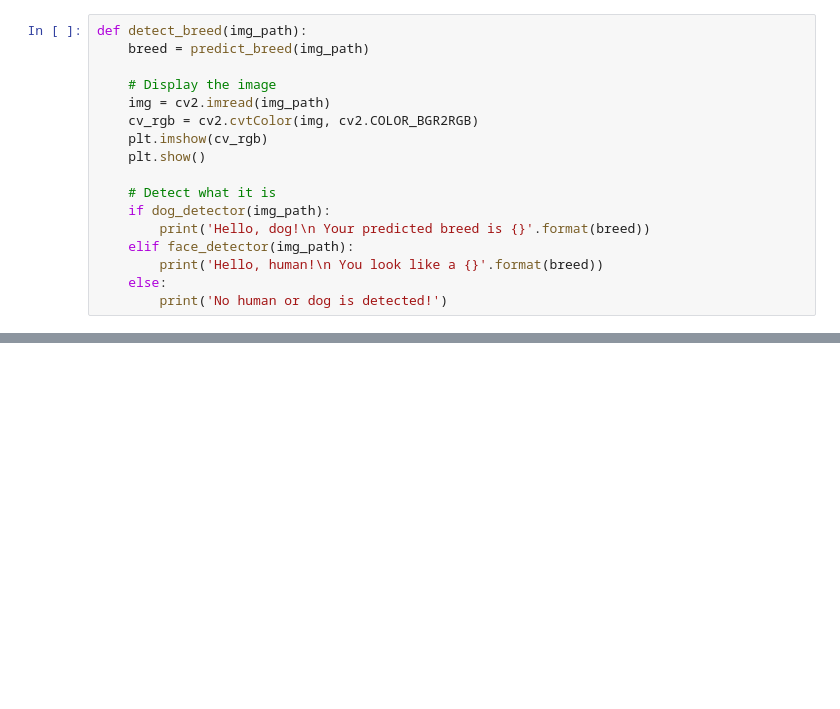
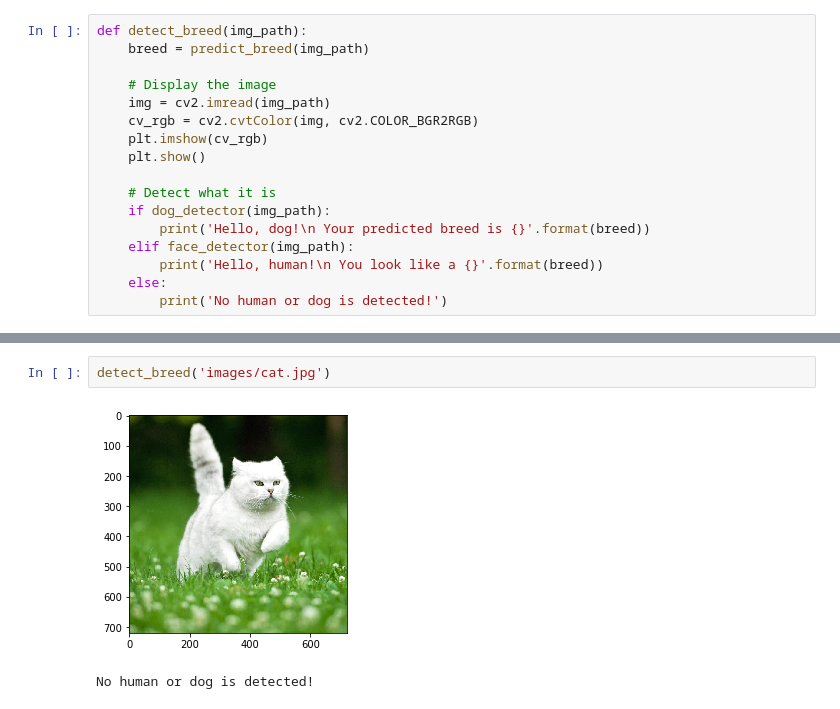
Before and after one commit to thuytienpt/MachineLearningNanodegree, a Jupyter notebook: dog-project/dog_app.ipynb, the cells around one changed output, grey strips where cells are left out. Drawn from its saved outputs; the diff is of its cells as text; blank space fills up the shorter version.

```diff
--- a/dog-project/dog_app.ipynb
+++ b/dog-project/dog_app.ipynb
@@ -740,0 +760,5 @@ __Answer:__
+# %%
+detect_breed('images/cat.jpg')
+# %% [output]
+[figure, added]
+No human or dog is detected!
```
Also changed, not shown: parts of 16 cells of this notebook.
